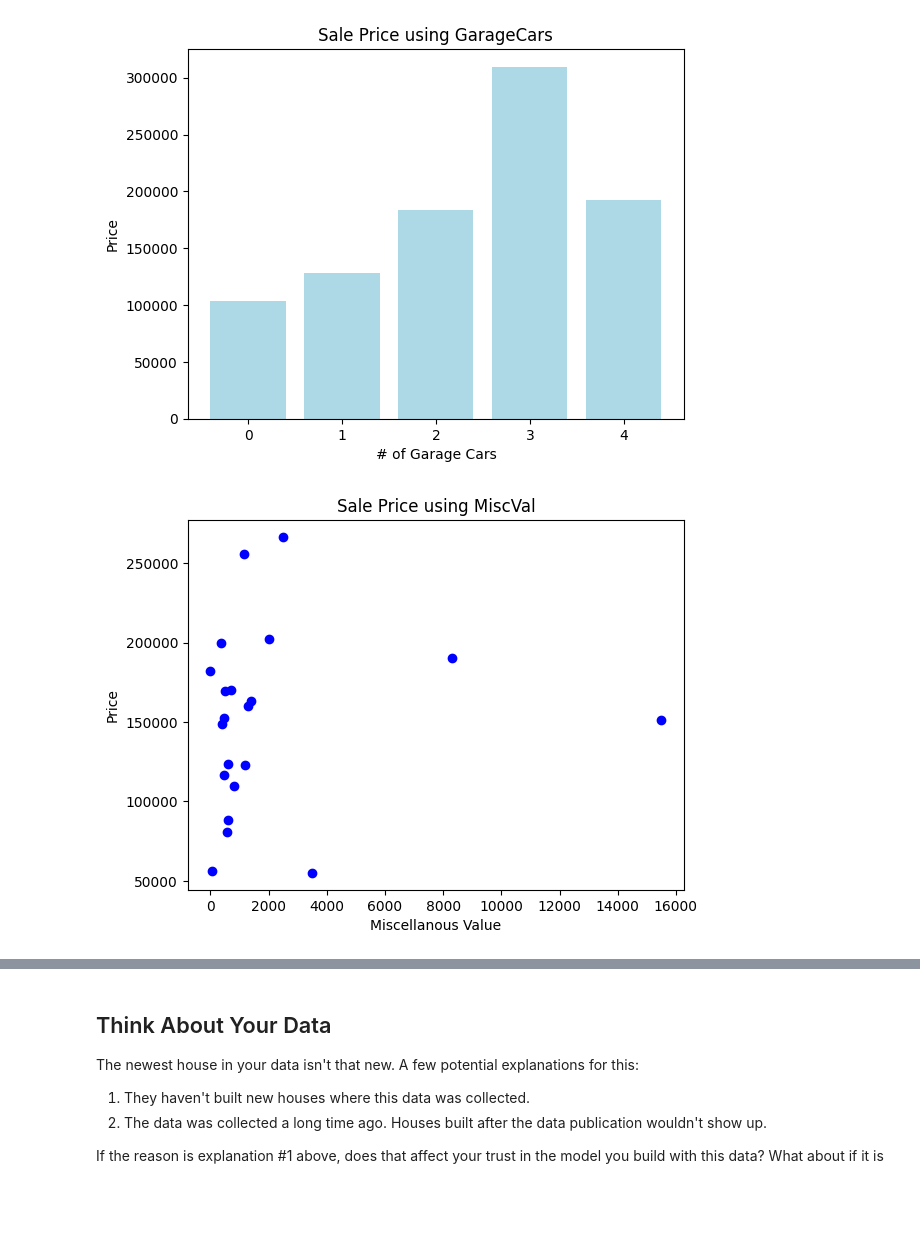
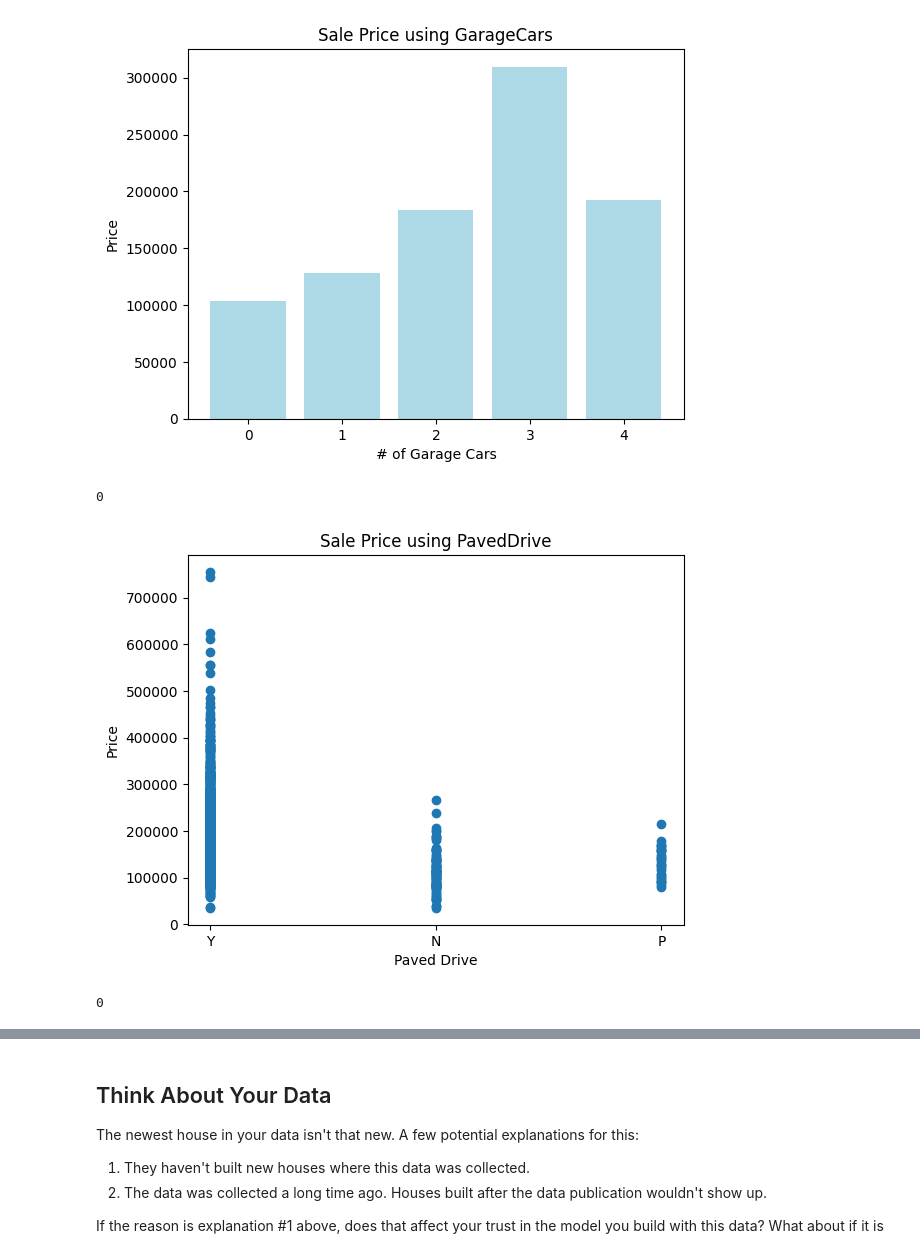
Before and after one commit to Bestakdv/vhs-intro-ai, a Jupyter notebook: exercise-explore-your-data.ipynb, the cells around one changed output, grey strips where cells are left out. Cells and saved outputs as stored; diff of their text form; code cells hidden in the pictures; blank space fills up the shorter version.

Commit message:
Kaggle Notebook | Exercise: Explore Your Data | Completed with 5 graphs

```diff
--- a/exercise-explore-your-data.ipynb
+++ b/exercise-explore-your-data.ipynb
@@ -145,23 +156,28 @@ plt.ylabel('Price')
 plt.show()
 # %% [output]
 [figure]
+# %%
+home_data['GarageCars'].isna().sum()
+# %% [output]
+0
 # %%
 import matplotlib.pyplot as plt
 import pandas as pd
 
-test = home_data.groupby('MiscVal')['SalePrice'].mean().reset_index()
+plt.scatter(home_data.PavedDrive, home_data.SalePrice)
 
-
-plt.scatter(test['MiscVal'], test['SalePrice'], color='blue')
-
-plt.title('Sale Price using MiscVal')
-plt.xlabel('Miscellanous Value')
+plt.title('Sale Price using PavedDrive')
+plt.xlabel('Paved Drive')
 plt.ylabel('Price')
 
 
 plt.show()
 # %% [output]
-[figure, old version]
+[figure, new version]
+# %%
+home_data['PavedDrive'].isna().sum()
+# %% [output]
+0
 # %%
 # What is the average lot size (rounded to nearest integer)?
 avg_lot_size = 10517
```
Also changed, not shown: parts of 4 cells of this notebook.
